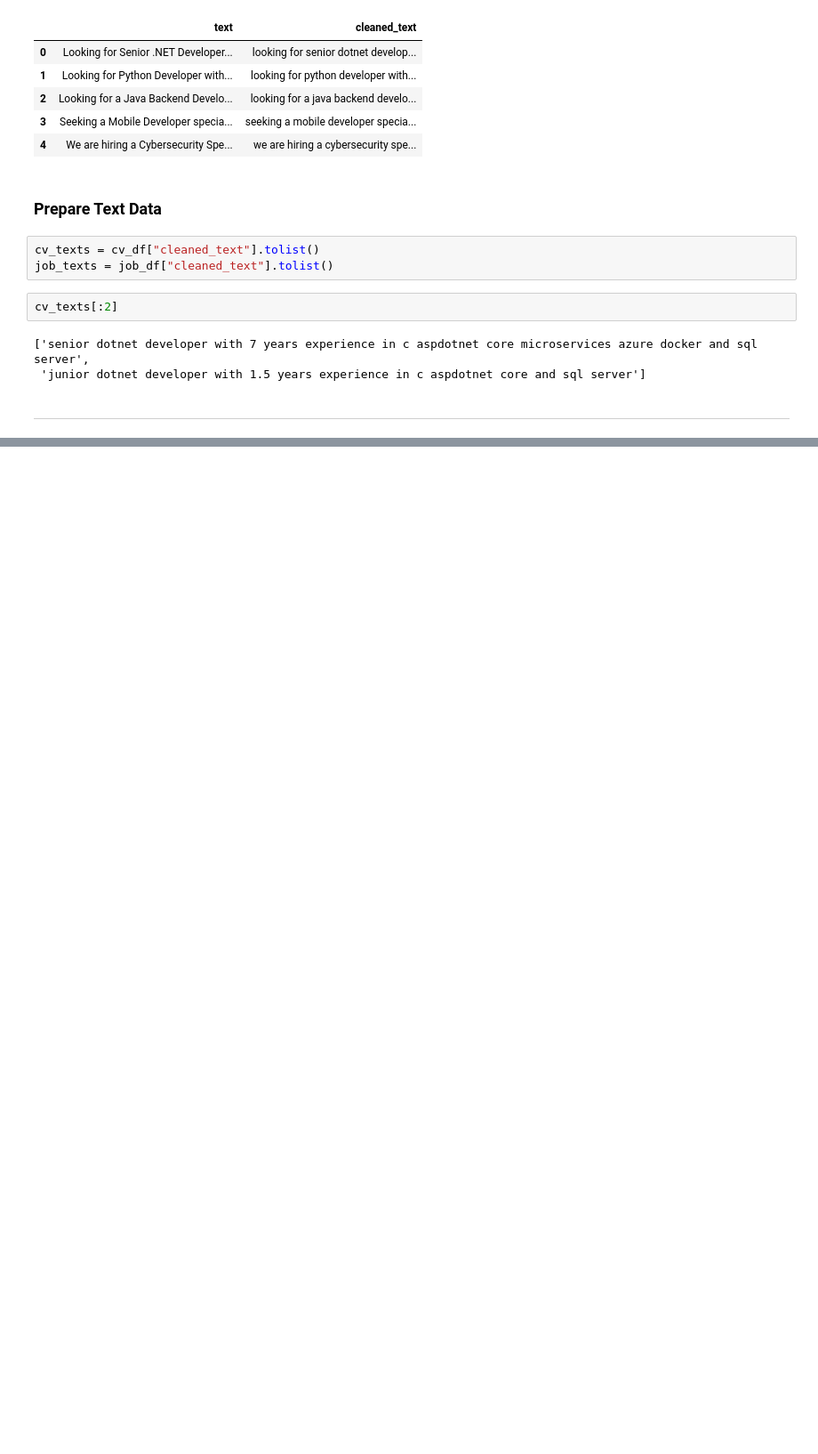
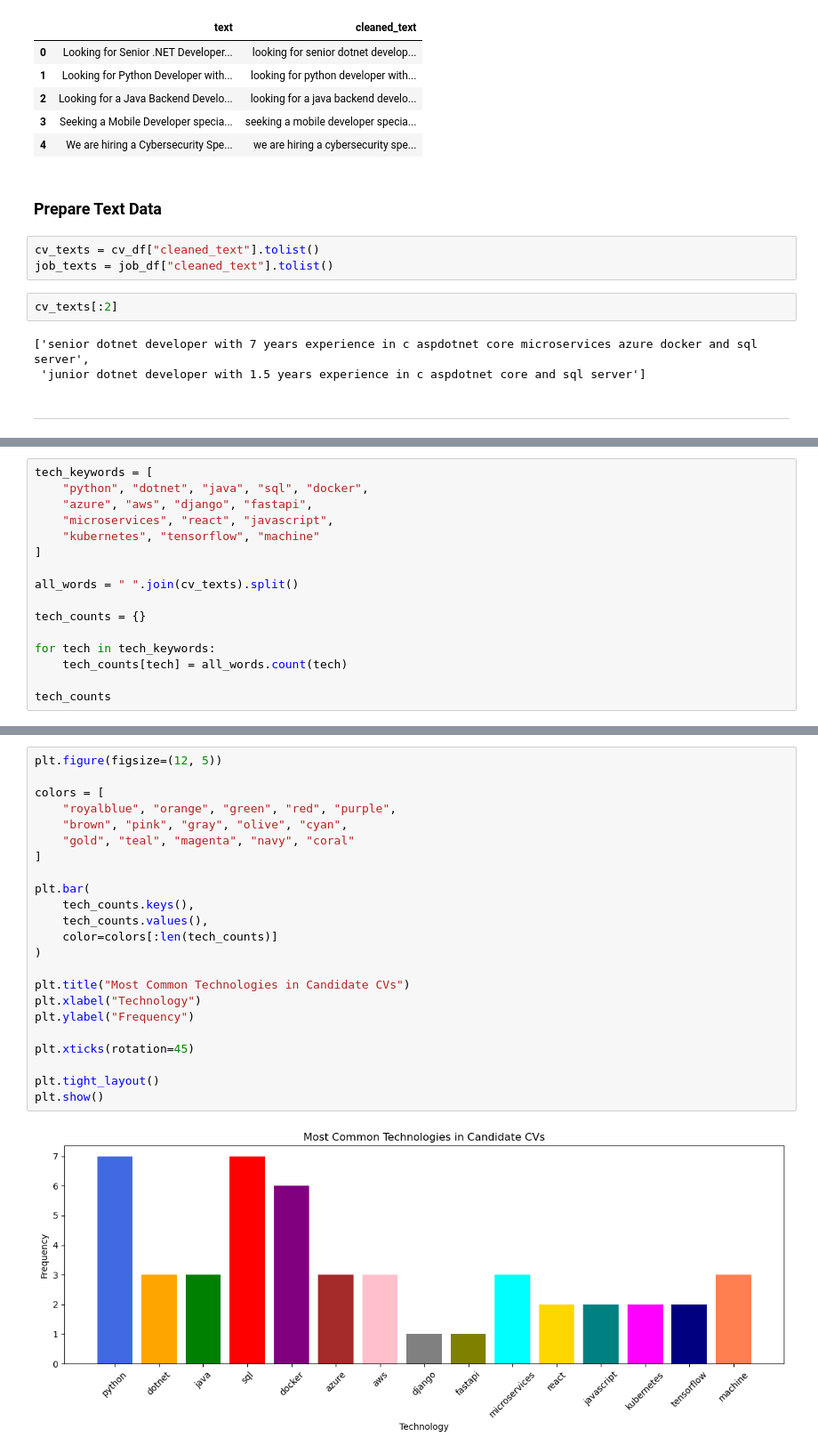
Before and after one commit to DesiVenkova/candidate-job-matching-analysis, a Jupyter notebook: candidate_job_matching_analysis.ipynb, the cells around one changed output, grey strips where cells are left out. Shown at 89% size. Saved outputs shown, nothing was run; the diff lists cells and outputs as text; blank space fills up the shorter version.

Commit message:
Add EDA and technology analysis

```diff
--- a/candidate_job_matching_analysis.ipynb
+++ b/candidate_job_matching_analysis.ipynb
@@ -254,0 +314,16 @@ cv_texts[:2]
+# %%
+tech_keywords = [
+    "python", "dotnet", "java", "sql", "docker",
+    "azure", "aws", "django", "fastapi",
+    "microservices", "react", "javascript",
+    "kubernetes", "tensorflow", "machine"
+]
+
+all_words = " ".join(cv_texts).split()
+
+tech_counts = {}
+
+for tech in tech_keywords:
+    tech_counts[tech] = all_words.count(tech)
+
+tech_counts
@@ -254,0 +346,25 @@ cv_texts[:2]
+# %%
+plt.figure(figsize=(12, 5))
+
+colors = [
+    "royalblue", "orange", "green", "red", "purple",
+    "brown", "pink", "gray", "olive", "cyan",
+    "gold", "teal", "magenta", "navy", "coral"
+]
+
+plt.bar(
+    tech_counts.keys(),
+    tech_counts.values(),
+    color=colors[:len(tech_counts)]
+)
+
+plt.title("Most Common Technologies in Candidate CVs")
+plt.xlabel("Technology")
+plt.ylabel("Frequency")
+
+plt.xticks(rotation=45)
+
+plt.tight_layout()
+plt.show()
+# %% [output]
+[figure, added]
```
Also changed, not shown: parts of 11 cells of this notebook.
